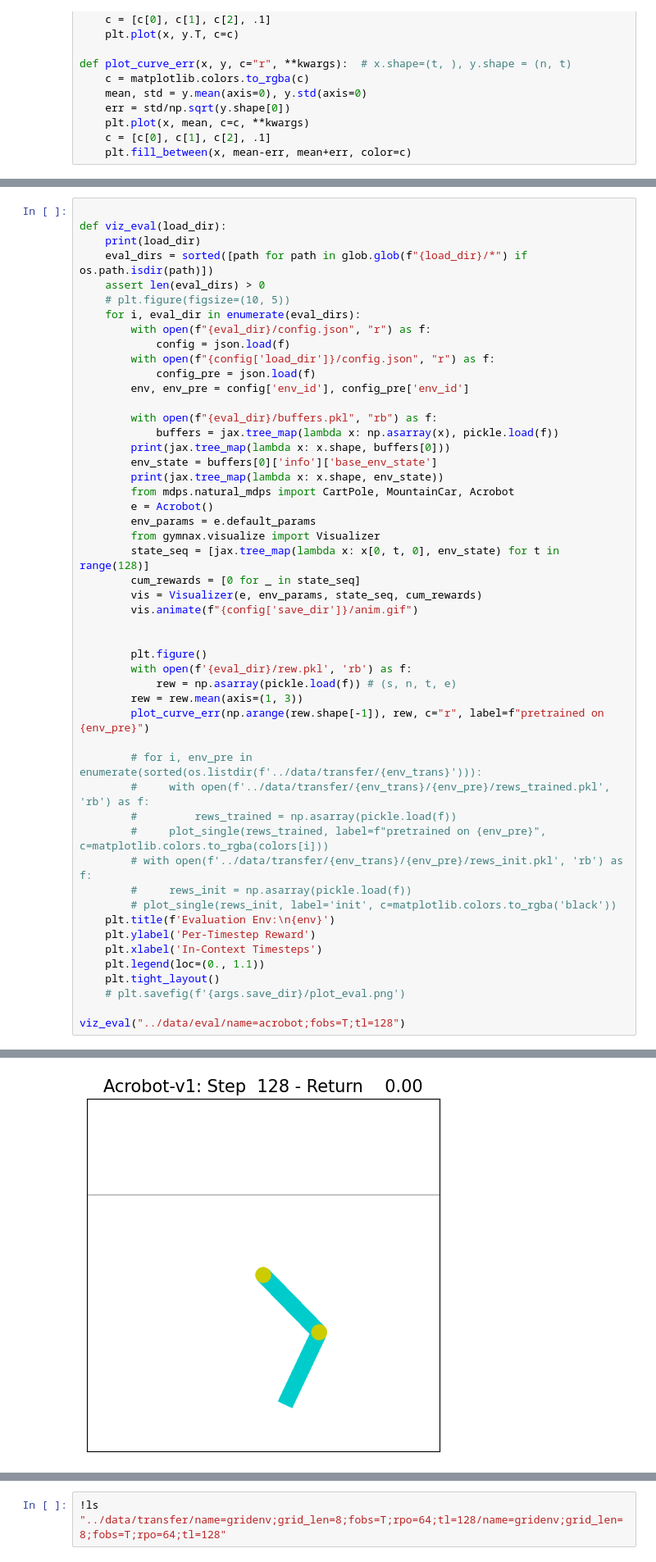
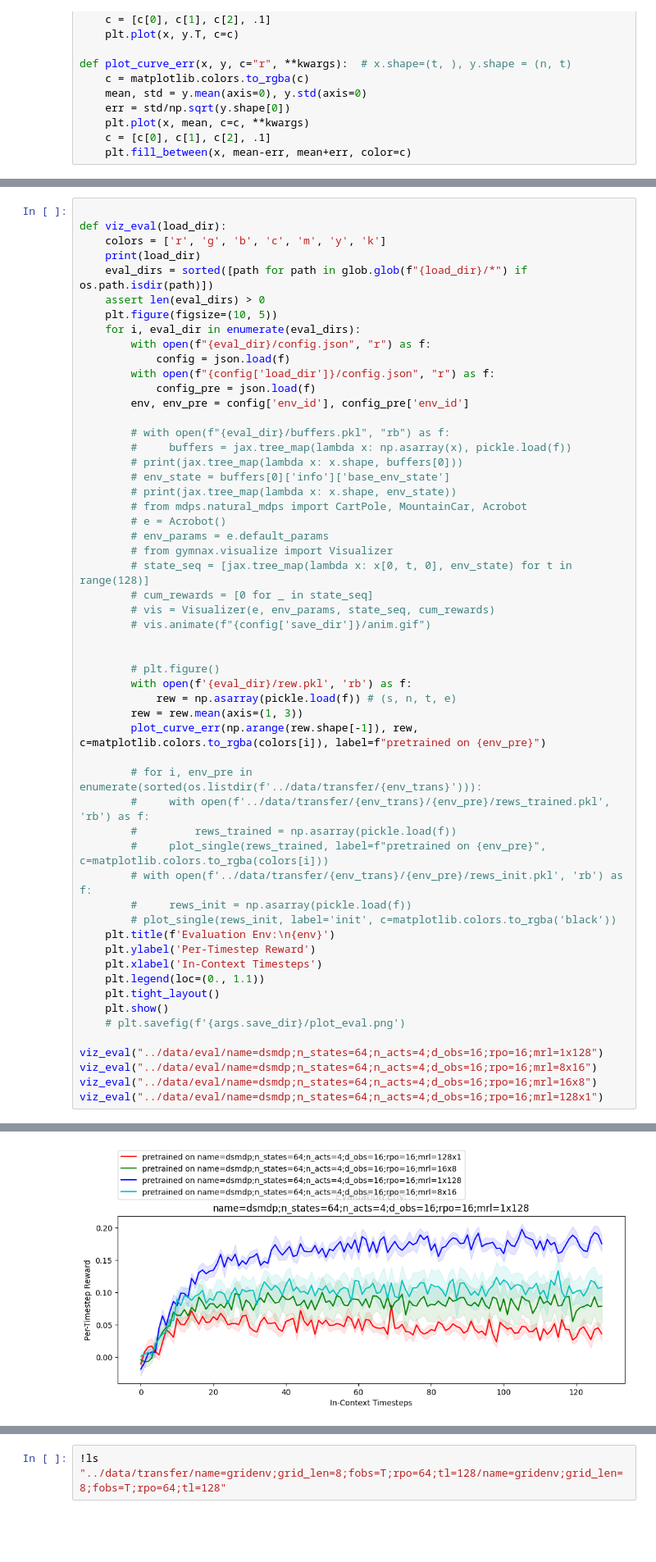
Before and after one commit to akarshkumar0101/synthetic-mdps, a Jupyter notebook: src/viz_results.ipynb, the cells around one changed output, grey strips where cells are left out. Shown at 82% size. Cells and saved outputs as stored; diff of their text form; blank space fills up the shorter version.

```diff
--- a/src/viz_results.ipynb
+++ b/src/viz_results.ipynb
@@ -66,10 +82,11 @@ FileNotFoundError: [Errno 2] No such file or directory: '../data/train/name=cart
 # %%
 
 def viz_eval(load_dir):
+    colors = ['r', 'g', 'b', 'c', 'm', 'y', 'k']
     print(load_dir)
     eval_dirs = sorted([path for path in glob.glob(f"{load_dir}/*") if os.path.isdir(path)])
     assert len(eval_dirs) > 0
-    # plt.figure(figsize=(10, 5))
+    plt.figure(figsize=(10, 5))
     for i, eval_dir in enumerate(eval_dirs):
         with open(f"{eval_dir}/config.json", "r") as f:
             config = json.load(f)
@@ -77,26 +94,26 @@ def viz_eval(load_dir):
             config_pre = json.load(f)
         env, env_pre = config['env_id'], config_pre['env_id']
 
-        with open(f"{eval_dir}/buffers.pkl", "rb") as f:
-            buffers = jax.tree_map(lambda x: np.asarray(x), pickle.load(f))
-        print(jax.tree_map(lambda x: x.shape, buffers[0]))
-        env_state = buffers[0]['info']['base_env_state']
-        print(jax.tree_map(lambda x: x.shape, env_state))
-        from mdps.natural_mdps import CartPole, MountainCar, Acrobot
-        e = Acrobot()
-        env_params = e.default_params
-        from gymnax.visualize import Visualizer
-        state_seq = [jax.tree_map(lambda x: x[0, t, 0], env_state) for t in range(128)]
-        cum_rewards = [0 for _ in state_seq]
-        vis = Visualizer(e, env_params, state_seq, cum_rewards)
-        vis.animate(f"{config['save_dir']}/anim.gif")
+        # with open(f"{eval_dir}/buffers.pkl", "rb") as f:
+        #     buffers = jax.tree_map(lambda x: np.asarray(x), pickle.load(f))
+        # print(jax.tree_map(lambda x: x.shape, buffers[0]))
+        # env_state = buffers[0]['info']['base_env_state']
+        # print(jax.tree_map(lambda x: x.shape, env_state))
+        # from mdps.natural_mdps import CartPole, MountainCar, Acrobot
+        # e = Acrobot()
+        # env_params = e.default_params
+        # from gymnax.visualize import Visualizer
+        # state_seq = [jax.tree_map(lambda x: x[0, t, 0], env_state) for t in range(128)]
+        # cum_rewards = [0 for _ in state_seq]
+        # vis = Visualizer(e, env_params, state_seq, cum_rewards)
+        # vis.animate(f"{config['save_dir']}/anim.gif")
 
 
-        plt.figure()
+        # plt.figure()
         with open(f'{eval_dir}/rew.pkl', 'rb') as f:
             rew = np.asarray(pickle.load(f)) # (s, n, t, e)
         rew = rew.mean(axis=(1, 3))
-        plot_curve_err(np.arange(rew.shape[-1]), rew, c="r", label=f"pretrained on {env_pre}")
+        plot_curve_err(np.arange(rew.shape[-1]), rew, c=matplotlib.colors.to_rgba(colors[i]), label=f"pretrained on {env_pre}")
 
         # for i, env_pre in enumerate(sorted(os.listdir(f'../data/transfer/{env_trans}'))):
         #     with open(f'../data/transfer/{env_trans}/{env_pre}/rews_trained.pkl', 'rb') as f:
@@ -110,7 +127,11 @@ def viz_eval(load_dir):
     plt.xlabel('In-Context Timesteps')
     plt.legend(loc=(0., 1.1))
     plt.tight_layout()
+    plt.show()
     # plt.savefig(f'{args.save_dir}/plot_eval.png')
 
-viz_eval("../data/eval/name=acrobot;fobs=T;tl=128")
+viz_eval("../data/eval/name=dsmdp;n_states=64;n_acts=4;d_obs=16;rpo=16;mrl=1x128")
+viz_eval("../data/eval/name=dsmdp;n_states=64;n_acts=4;d_obs=16;rpo=16;mrl=8x16")
+viz_eval("../data/eval/name=dsmdp;n_states=64;n_acts=4;d_obs=16;rpo=16;mrl=16x8")
+viz_eval("../data/eval/name=dsmdp;n_states=64;n_acts=4;d_obs=16;rpo=16;mrl=128x1")
 # %% [output]
@@ -120 +139 @@ EnvState(joint_angle1=(8, 128, 128), joint_angle2=(8, 128, 128), velocity_1=(8,
-[figure, old version]
+[figure, new version]
```
Also changed, not shown: parts of 9 cells of this notebook, 5 other files.
